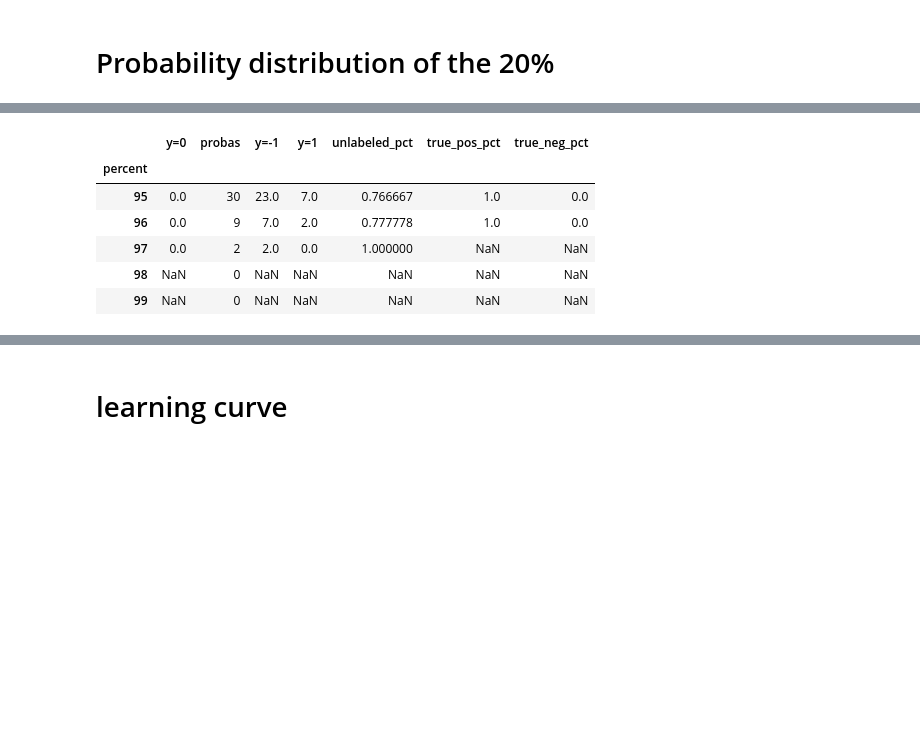
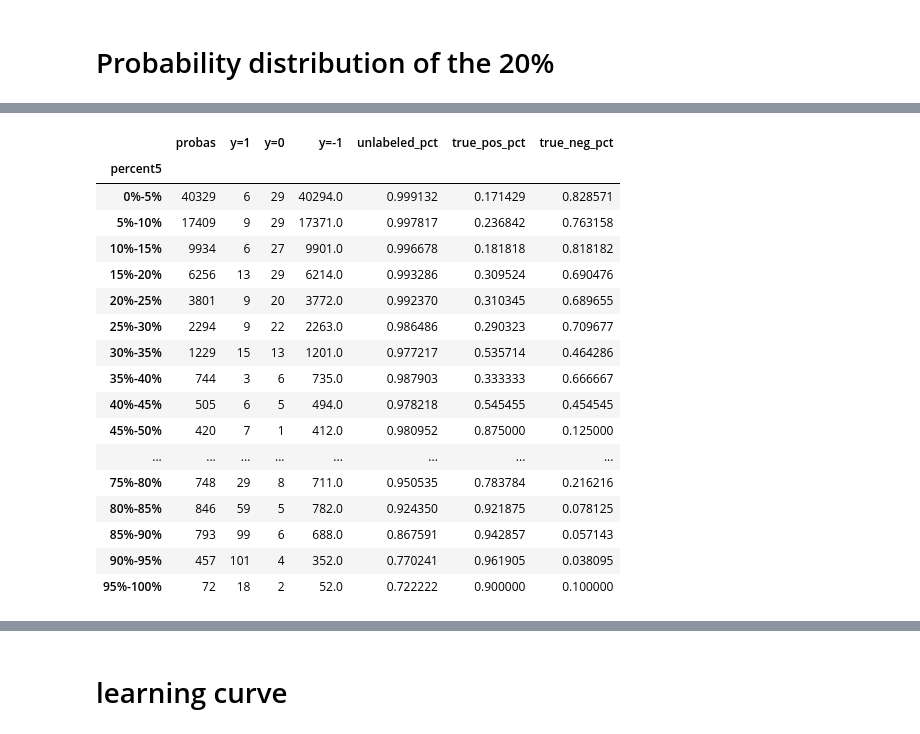
Before and after one commit to milliman/EPI_Machine_Learning, a Jupyter notebook: Large Search Nested Cross Repeated Random Sub-Sampling.ipynb, the cells around one changed output, grey strips where cells are left out. Cells and saved outputs as stored; diff of their text form; code cells hidden in the pictures; blank space fills up the shorter version.

```diff
--- a/Large Search Nested Cross Repeated Random Sub-Sampling.ipynb
+++ b/Large Search Nested Cross Repeated Random Sub-Sampling.ipynb
@@ -344,2 +347,2 @@ FrankenScorer()(pnu_test, X_test.values, y_test.values)
 # %%
-pnu_test.set_params(**{'base_estimator__voting':'soft'})
+pnu_test.base_estimator.voting = 'soft'
@@ -405,5 +400,7 @@ ax.legend(loc='right')
 # %% [markdown]
 # Probability distribution of the 20%
+# %%
+pnu_test.base_estimator.voting = 'soft'
 # %%
 probas = pnu_test.predict_proba(X_test)[:, -1]
 # %% [output]
@@ -419,4 +416,11 @@ probas_df['probas'].plot.hist(bins=100)
 bins = np.linspace(0.0, 1.0, 101)
 percent = pd.cut(probas_df['probas'], bins=bins, include_lowest=True, precision=6, labels=list(range(0,100)))
 probas_df['percent'] = percent
+# %%
+bins5 = np.linspace(0.0, 1.0, 21)
+percent5 = pd.cut(probas_df['probas'], right=True, bins=bins5, include_lowest=True, precision=6,
+                  labels=['0%-5%','5%-10%','10%-15%','15%-20%','20%-25%','25%-30%','30%-35%','35%-40%','40%-45%','45%-50%',
+                          '50%-55%','55%-60%','60%-65%','65%-70%','70%-75%','75%-80%','80%-85%','85%-90%','90%-95%',
+                          '95%-100%'])
+probas_df['percent5'] = percent5
 # %%
@@ -435,7 +439,7 @@ dummies = pd.get_dummies(probas_df['y_test'], prefix='y=', prefix_sep='')
 # %%
 probas_df = pd.concat([probas_df, dummies], axis=1)
 # %%
-probas_group = probas_df.groupby('percent')
+probas_group = probas_df.groupby('percent5')
 # %%
 percentile_df = probas_group.aggregate({'probas':'count', 'y=-1':'sum', 'y=0':'sum', 'y=1':'sum'})
 # %%
@@ -454,12 +458,23 @@ percentile_df['unlabeled_pct'] = percentile_df['y=-1'] / percentile_df.probas
 percentile_df['true_pos_pct'] = percentile_df['y=1'] / labeled_tot
 percentile_df['true_neg_pct'] = percentile_df['y=0'] / labeled_tot
 # %%
-percentile_df.tail()
+percentile_df
 # %% [output]
-|  | y=0 | probas | y=-1 | y=1 | unlabeled_pct | true_pos_pct | true_neg_pct |
-| percent |  |  |  |  |  |  |  |
-| 95 | 0.0 | 30 | 23.0 | 7.0 | 0.766667 | 1.0 | 0.0 |
-| 96 | 0.0 | 9 | 7.0 | 2.0 | 0.777778 | 1.0 | 0.0 |
-| 97 | 0.0 | 2 | 2.0 | 0.0 | 1.000000 | NaN | NaN |
-| 98 | NaN | 0 | NaN | NaN | NaN | NaN | NaN |
-| 99 | NaN | 0 | NaN | NaN | NaN | NaN | NaN |
+|  | probas | y=1 | y=0 | y=-1 | unlabeled_pct | true_pos_pct | true_neg_pct |
+| percent5 |  |  |  |  |  |  |  |
+| 0%-5% | 40329 | 6 | 29 | 40294.0 | 0.999132 | 0.171429 | 0.828571 |
+| 5%-10% | 17409 | 9 | 29 | 17371.0 | 0.997817 | 0.236842 | 0.763158 |
+| 10%-15% | 9934 | 6 | 27 | 9901.0 | 0.996678 | 0.181818 | 0.818182 |
+| 15%-20% | 6256 | 13 | 29 | 6214.0 | 0.993286 | 0.309524 | 0.690476 |
+| 20%-25% | 3801 | 9 | 20 | 3772.0 | 0.992370 | 0.310345 | 0.689655 |
+| 25%-30% | 2294 | 9 | 22 | 2263.0 | 0.986486 | 0.290323 | 0.709677 |
+| 30%-35% | 1229 | 15 | 13 | 1201.0 | 0.977217 | 0.535714 | 0.464286 |
+| 35%-40% | 744 | 3 | 6 | 735.0 | 0.987903 | 0.333333 | 0.666667 |
+| 40%-45% | 505 | 6 | 5 | 494.0 | 0.978218 | 0.545455 | 0.454545 |
+| 45%-50% | 420 | 7 | 1 | 412.0 | 0.980952 | 0.875000 | 0.125000 |
+| ... | ... | ... | ... | ... | ... | ... | ... |
+| 75%-80% | 748 | 29 | 8 | 711.0 | 0.950535 | 0.783784 | 0.216216 |
+| 80%-85% | 846 | 59 | 5 | 782.0 | 0.924350 | 0.921875 | 0.078125 |
+| 85%-90% | 793 | 99 | 6 | 688.0 | 0.867591 | 0.942857 | 0.057143 |
+| 90%-95% | 457 | 101 | 4 | 352.0 | 0.770241 | 0.961905 | 0.038095 |
+| 95%-100% | 72 | 18 | 2 | 52.0 | 0.722222 | 0.900000 | 0.100000 |
```
Also changed, not shown: parts of 30 cells of this notebook, 3 other files.
